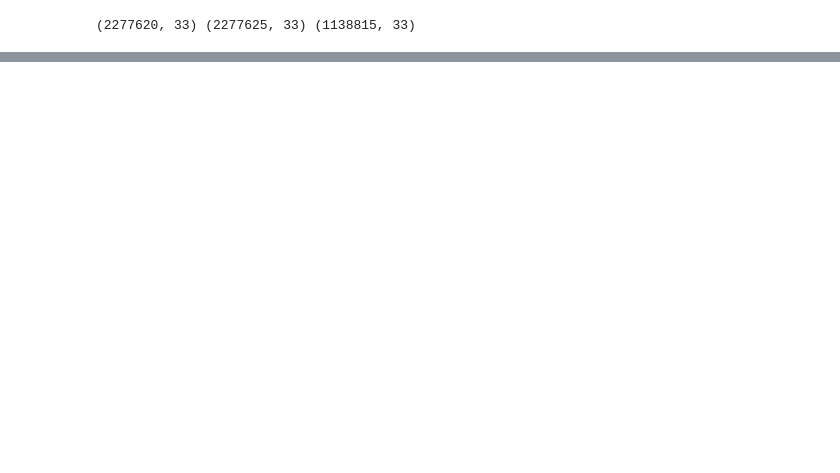
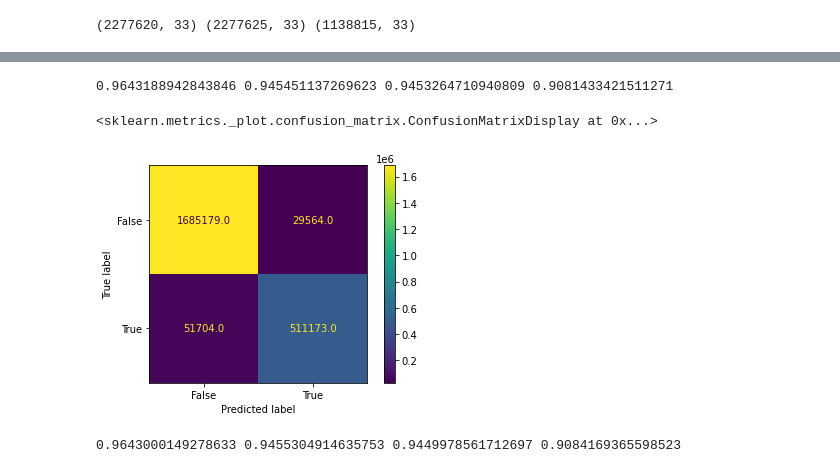
Before and after one commit to ParalogyX/Foursquare_Location_Matching, a Jupyter notebook: train.ipynb, the cells around one changed output, grey strips where cells are left out. Drawn from its saved outputs; the diff is of its cells as text; code cells hidden in the pictures; blank space fills up the shorter version.

```diff
--- a/train.ipynb
+++ b/train.ipynb
@@ -24,0 +56,13 @@ y_test = df_test['match']
+# %%
+log_reg_accuracy_train = accuracy_score(y_train, y_pred_train)
+log_reg_presision_train = precision_score(y_train, y_pred_train)
+log_reg_recall_train = recall_score(y_train, y_pred_train)
+log_reg_bal_acc_train = balanced_accuracy_score(y_train, y_pred_train)
+print(log_reg_accuracy_train, log_reg_bal_acc_train, log_reg_presision_train, log_reg_recall_train)
+# %% [output]
+0.9643188942843846 0.945451137269623 0.9453264710940809 0.9081433421511271
+# %%
+ConfusionMatrixDisplay.from_predictions(y_train, y_pred_train, values_format='.1f')
+# %% [output]
+<sklearn.metrics._plot.confusion_matrix.ConfusionMatrixDisplay at 0x...>
+[figure, added]
@@ -24,0 +76,8 @@ y_test = df_test['match']
+# %%
+mul_reg_accuracy_train = accuracy_score(y_train, y_pred_train)
+mul_reg_presision_train = precision_score(y_train, y_pred_train)
+mul_reg_recall_train = recall_score(y_train, y_pred_train)
+mul_reg_bal_acc_train = balanced_accuracy_score(y_train, y_pred_train)
+print(mul_reg_accuracy_train, mul_reg_bal_acc_train, mul_reg_presision_train, mul_reg_recall_train)
+# %% [output]
+0.9643000149278633 0.9455304914635753 0.9449978561712697 0.9084169365598523
```
Also changed, not shown: parts of 28 cells of this notebook.
